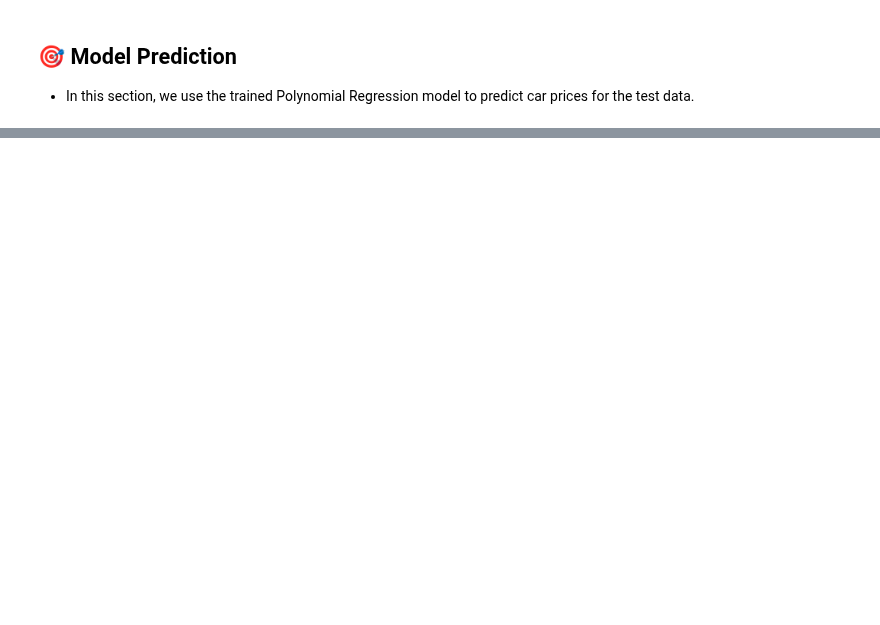
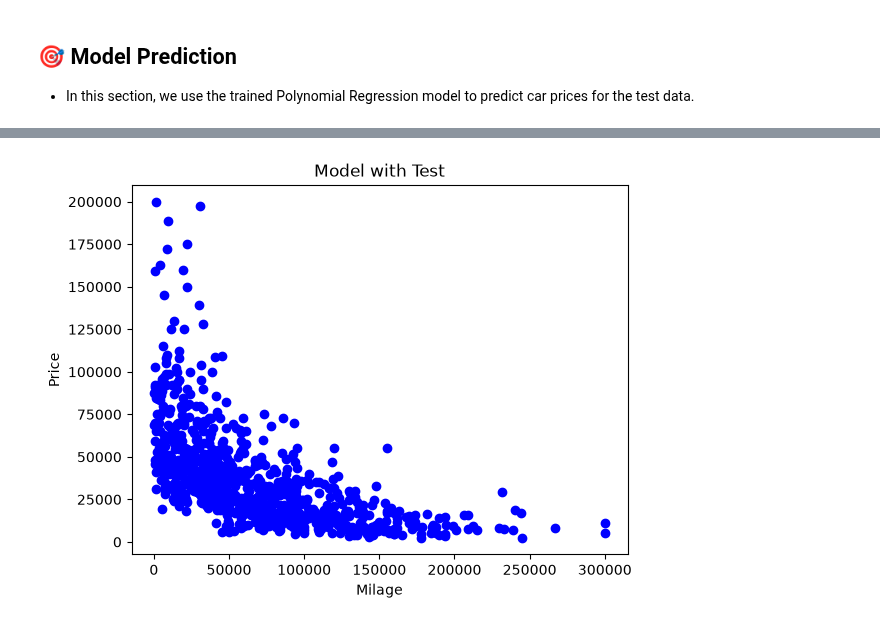
Before and after one commit to Mobin-Madadi/car-price-prediction-ml, a Jupyter notebook: notebooks/car_price_prediction.ipynb, the cells around one changed output, grey strips where cells are left out. Cells and saved outputs as stored; diff of their text form; code cells hidden in the pictures; blank space fills up the shorter version.

```diff
--- a/notebooks/car_price_prediction.ipynb
+++ b/notebooks/car_price_prediction.ipynb
@@ -229,0 +277,8 @@ R2-score: 0.40
+# %%
+plt.scatter(test.milage , test.price , color = 'blue')
+plt.title('Model with Test')
+plt.ylabel('Price')
+plt.xlabel('Milage')
+plt.show()
+# %% [output]
+[figure, added]
```
Also changed, not shown: parts of 14 cells of this notebook.
